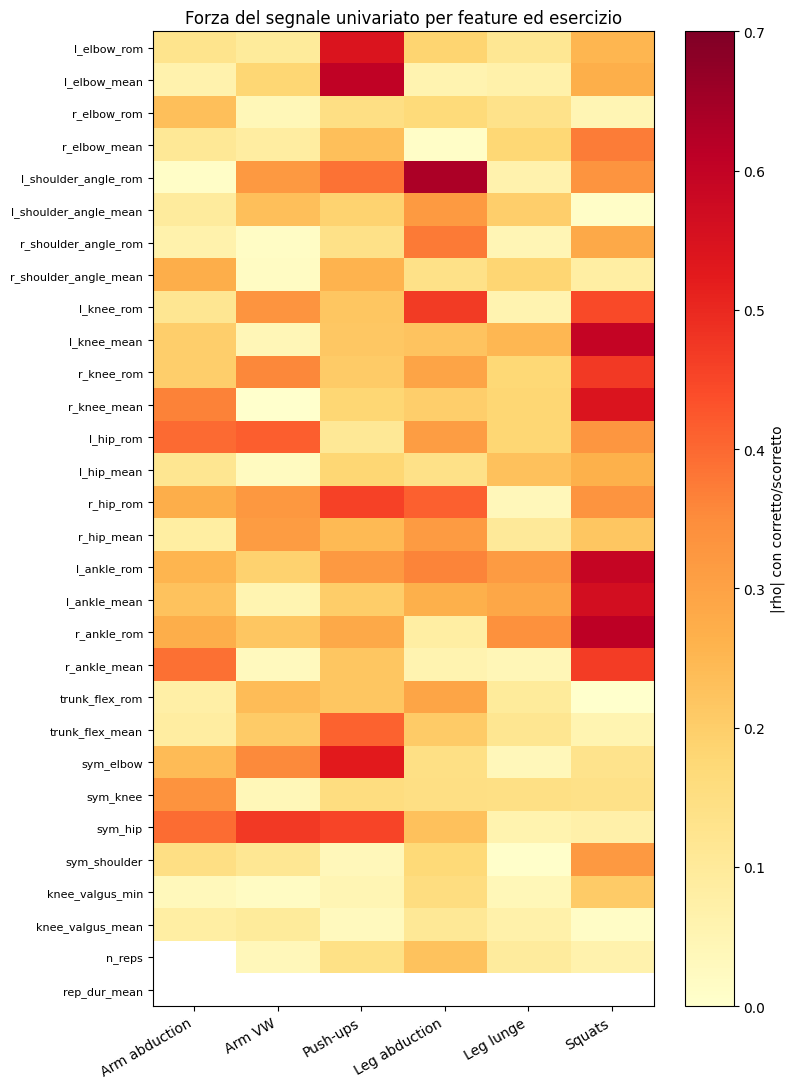
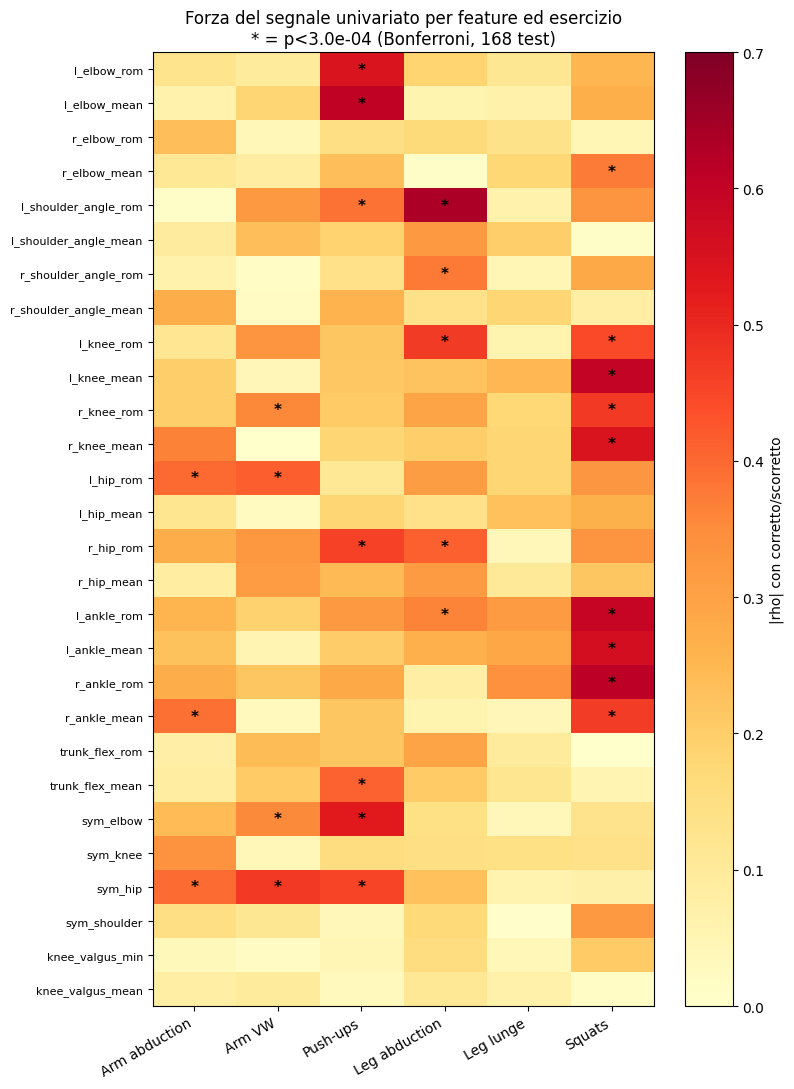
The change to this notebook cell's code, shown as a diff; its figure went from the first image to the second:
--- before
+++ after
@@ -4,7 +4,11 @@
     CORE_FEATURES += [f"{joint}_rom", f"{joint}_mean"]
 CORE_FEATURES += ["sym_elbow", "sym_knee", "sym_hip", "sym_shoulder",
-                   "knee_valgus_min", "knee_valgus_mean", "n_reps", "rep_dur_mean"]
+                   "knee_valgus_min", "knee_valgus_mean"]
+
+n_tests = len(CORE_FEATURES) * len(EXERCISES)
+alpha_bonferroni = 0.05 / n_tests
 
 effect_matrix = pd.DataFrame(index=CORE_FEATURES, columns=EXERCISES, dtype=float)
+sig_matrix = pd.DataFrame(index=CORE_FEATURES, columns=EXERCISES, dtype=bool)
 for ex in EXERCISES:
     df = pd.read_csv(f"../data/features/rehab24/{ex.lower()}/anatomical.csv")
@@ -13,6 +17,7 @@
         if mask.sum() < 3:
             continue
-        rho, _ = spearmanr(df.loc[mask, feat], df.loc[mask, "correct"])
+        rho, pval = spearmanr(df.loc[mask, feat], df.loc[mask, "correct"])
         effect_matrix.loc[feat, ex] = abs(rho)
+        sig_matrix.loc[feat, ex] = pval < alpha_bonferroni
 
 fig, ax = plt.subplots(figsize=(8, 11))
@@ -20,6 +25,11 @@
 ax.set_xticks(range(len(EXERCISES))); ax.set_xticklabels([EXERCISE_LABELS[e] for e in EXERCISES], rotation=30, ha="right")
 ax.set_yticks(range(len(CORE_FEATURES))); ax.set_yticklabels(CORE_FEATURES, fontsize=8)
+for i, feat in enumerate(CORE_FEATURES):
+    for j, ex in enumerate(EXERCISES):
+        if sig_matrix.loc[feat, ex]:
+            ax.text(j, i, "*", ha="center", va="center", color="black", fontsize=11, fontweight="bold")
 plt.colorbar(im, ax=ax, label="|rho| con corretto/scorretto")
-ax.set_title("Forza del segnale univariato per feature ed esercizio")
+ax.set_title(f"Forza del segnale univariato per feature ed esercizio\n"
+             f"* = p<{alpha_bonferroni:.1e} (Bonferroni, {n_tests} test)")
 plt.tight_layout()
 plt.show()

Commit: Add significance testing throughout the notebooks, fix a stale-feature bug